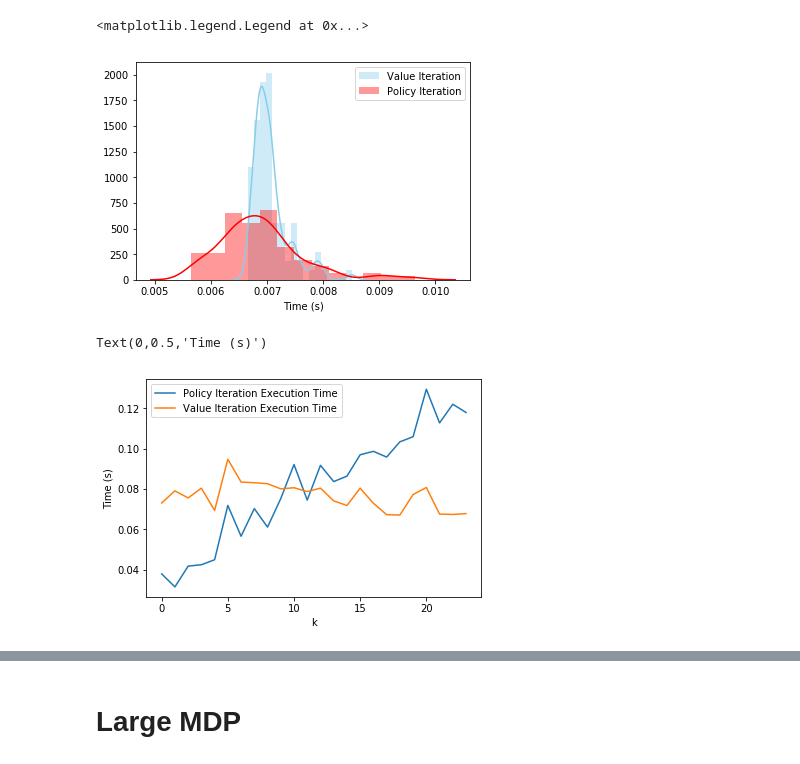
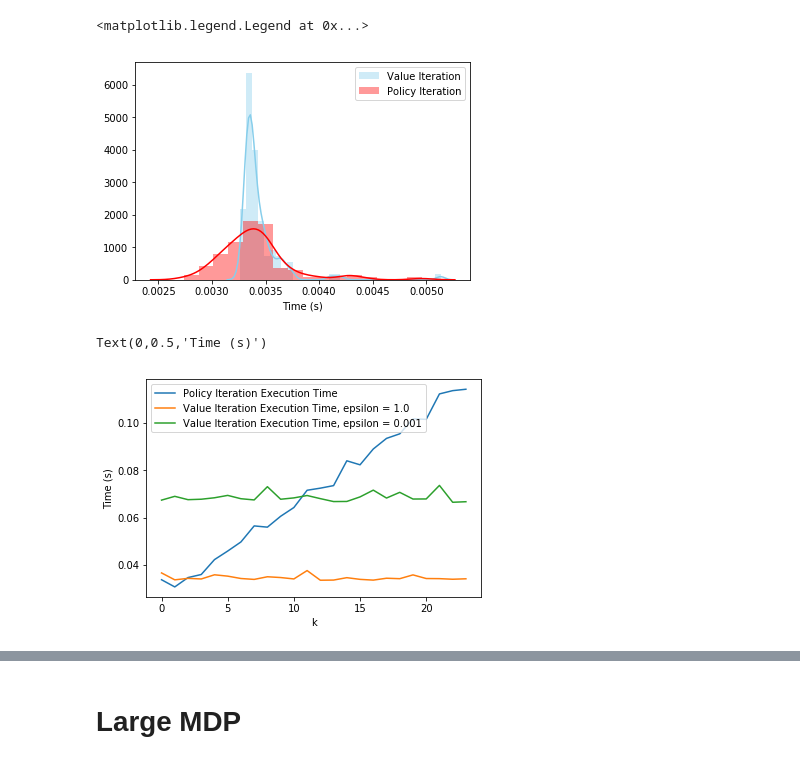
Before and after one commit to nshea3/ml_notebooks_p4, a Jupyter notebook: aimacode_mdp.ipynb, the cells around one changed output, grey strips where cells are left out. Saved outputs shown, nothing was run; the diff lists cells and outputs as text; code cells hidden in the pictures.

```diff
--- a/aimacode_mdp.ipynb
+++ b/aimacode_mdp.ipynb
@@ -230,43 +189,45 @@ Text(0.5,0,'Iteration number')
 # %%
-import timeit
+
 
 setup = '''
 import mdp
 
 gridmdp = mdp.GridMDP([[-0.04, -0.04, -0.04, +1],
                    [-0.04, None, -0.04, -1],
                    [-0.04, -0.04, -0.04, -0.04]],
                    terminals=[(3, 2), (3, 1)],  gamma = 0.9)
 '''
 
-pi_time = timeit.Timer('mdp.policy_iteration(gridmdp, k=11)', setup = setup).repeat(100,10)
-vi_time = timeit.Timer('mdp.value_iteration(gridmdp)', setup = setup).repeat(100,10)
+pi_time = timeit.Timer('mdp.policy_iteration(gridmdp, k=3)', setup = setup).repeat(100,10)
+vi_time = timeit.Timer('mdp.value_iteration(gridmdp, epsilon=1)', setup = setup).repeat(100,10)
 
 
 times_df = pd.DataFrame({'Value Iteration':vi_time, 'Policy Iteration':pi_time})
 
 sns.distplot( times_df["Value Iteration"] , color="skyblue", label="Value Iteration")
 sns.distplot( times_df["Policy Iteration"] , color="red", label="Policy Iteration")
 plt.xlabel("Time (s)")
 plt.legend()
 # %% [output]
 <matplotlib.legend.Legend at 0x...>
-[figure, old version]
+[figure, new version]
 # %%
 pi_klist = ['mdp.policy_iteration(gridmdp, k={})'.format(x) for x in range(1,25)]
-pi_times, vi_times = [], []
+pi_times, vi_times, vi_def_times = [], [], []
 for k_pi_call in pi_klist:
     pi_times.append(timeit.timeit(k_pi_call, number = 100, setup=setup))
-    vi_times.append(timeit.timeit('mdp.value_iteration(gridmdp)', number = 100, setup=setup))
+    vi_times.append(timeit.timeit('mdp.value_iteration(gridmdp, epsilon=1)', number = 100, setup=setup))
+    vi_def_times.append(timeit.timeit('mdp.value_iteration(gridmdp)', number = 100, setup=setup))
 
 plt.plot(pi_times, label='Policy Iteration Execution Time')
-plt.plot(vi_times, label='Value Iteration Execution Time')
+plt.plot(vi_times, label='Value Iteration Execution Time, epsilon = 1.0')
+plt.plot(vi_def_times, label='Value Iteration Execution Time, epsilon = 0.001')
 plt.legend()
 plt.xlabel("k")
 plt.ylabel("Time (s)")
 # %% [output]
 Text(0,0.5,'Time (s)')
-[figure, old version]
+[figure, new version]
 # %%
 setup = '''
 import mdp
```
Also changed, not shown: parts of 45 cells of this notebook.
